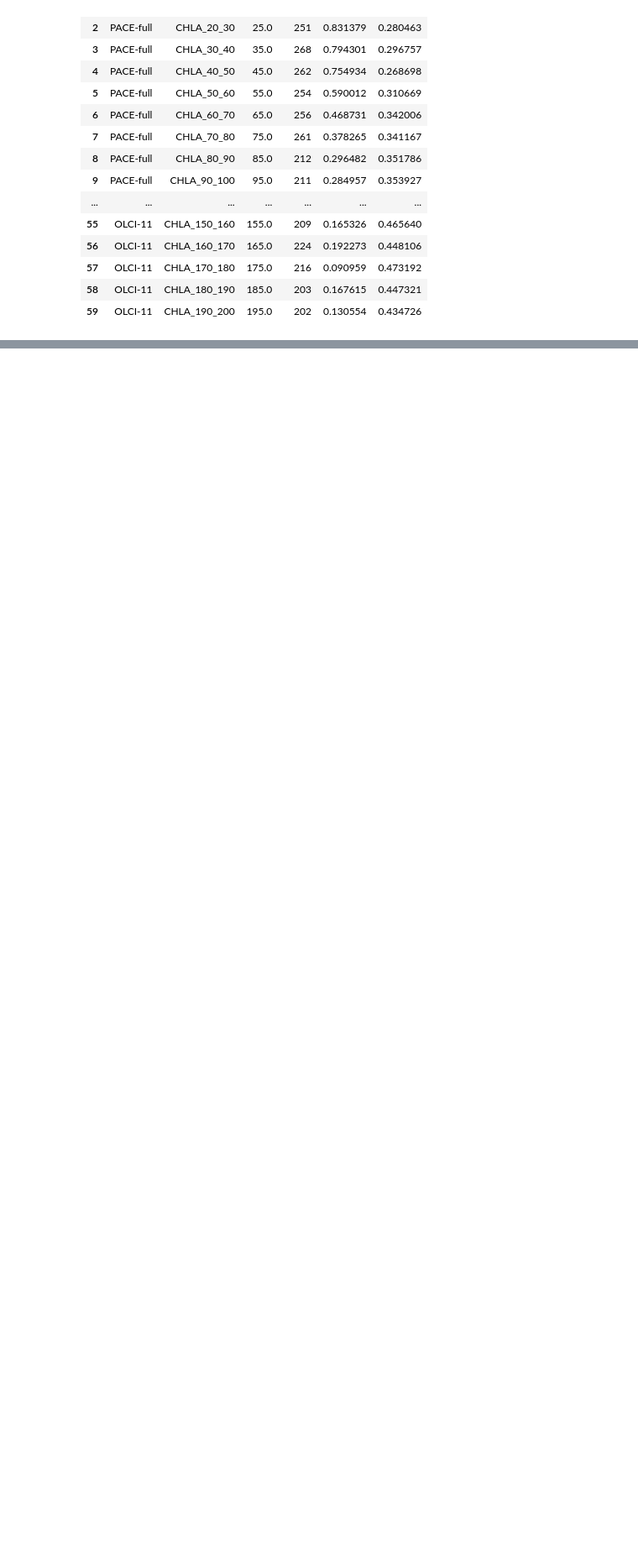
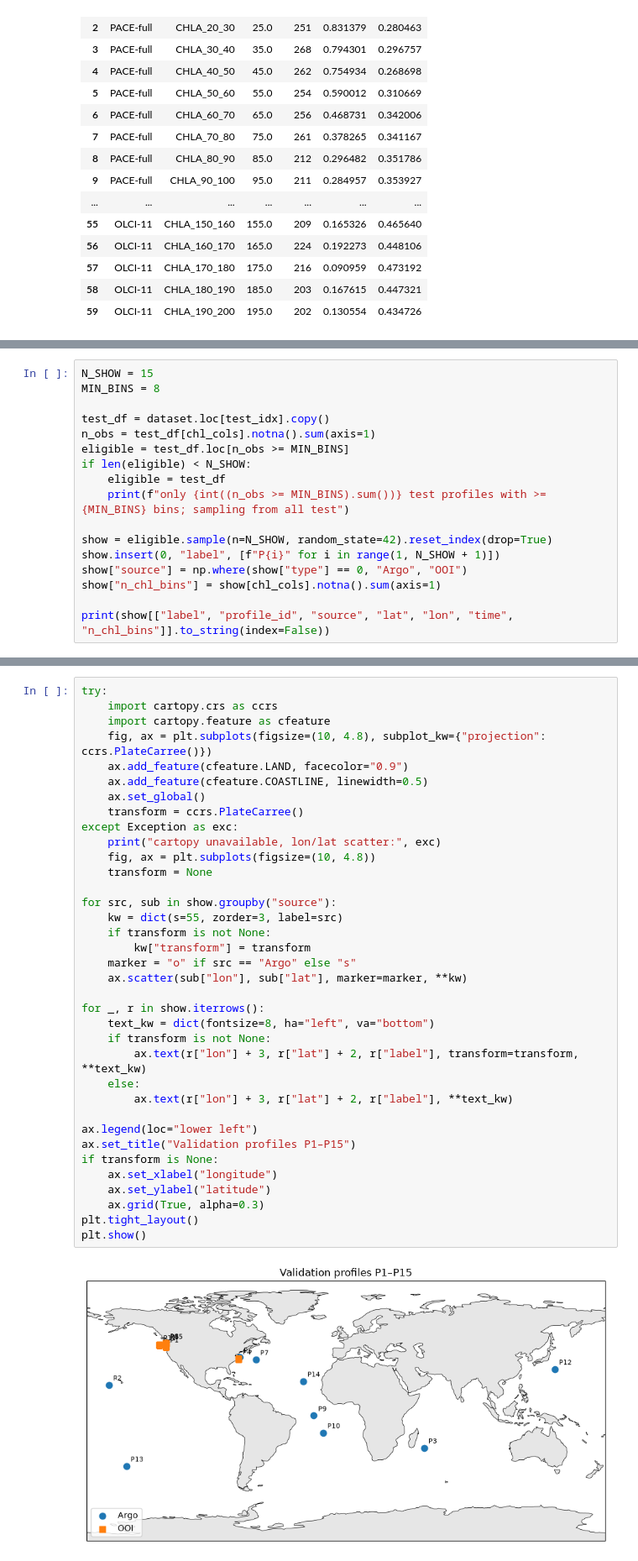
Before and after one commit to fish-pace/2026-go-bgc-hackweek, a Jupyter notebook: contributor_folders/nama/olci_l3_brt_compare.ipynb, the cells around one changed output, grey strips where cells are left out. Shown at 84% size. Drawn from its saved outputs; the diff is of its cells as text; blank space fills up the shorter version.

```diff
--- a/contributor_folders/nama/olci_l3_brt_compare.ipynb
+++ b/contributor_folders/nama/olci_l3_brt_compare.ipynb
@@ -320,0 +796,17 @@ wide
+# %%
+N_SHOW = 15
+MIN_BINS = 8
+
+test_df = dataset.loc[test_idx].copy()
+n_obs = test_df[chl_cols].notna().sum(axis=1)
+eligible = test_df.loc[n_obs >= MIN_BINS]
+if len(eligible) < N_SHOW:
+    eligible = test_df
+    print(f"only {int((n_obs >= MIN_BINS).sum())} test profiles with >={MIN_BINS} bins; sampling from all test")
+
+show = eligible.sample(n=N_SHOW, random_state=42).reset_index(drop=True)
+show.insert(0, "label", [f"P{i}" for i in range(1, N_SHOW + 1)])
+show["source"] = np.where(show["type"] == 0, "Argo", "OOI")
+show["n_chl_bins"] = show[chl_cols].notna().sum(axis=1)
+
+print(show[["label", "profile_id", "source", "lat", "lon", "time", "n_chl_bins"]].to_string(index=False))
@@ -320,0 +830,38 @@ wide
+# %%
+try:
+    import cartopy.crs as ccrs
+    import cartopy.feature as cfeature
+    fig, ax = plt.subplots(figsize=(10, 4.8), subplot_kw={"projection": ccrs.PlateCarree()})
+    ax.add_feature(cfeature.LAND, facecolor="0.9")
+    ax.add_feature(cfeature.COASTLINE, linewidth=0.5)
+    ax.set_global()
+    transform = ccrs.PlateCarree()
+except Exception as exc:
+    print("cartopy unavailable, lon/lat scatter:", exc)
+    fig, ax = plt.subplots(figsize=(10, 4.8))
+    transform = None
+
+for src, sub in show.groupby("source"):
+    kw = dict(s=55, zorder=3, label=src)
+    if transform is not None:
+        kw["transform"] = transform
+    marker = "o" if src == "Argo" else "s"
+    ax.scatter(sub["lon"], sub["lat"], marker=marker, **kw)
+
+for _, r in show.iterrows():
+    text_kw = dict(fontsize=8, ha="left", va="bottom")
+    if transform is not None:
+        ax.text(r["lon"] + 3, r["lat"] + 2, r["label"], transform=transform, **text_kw)
+    else:
+        ax.text(r["lon"] + 3, r["lat"] + 2, r["label"], **text_kw)
+
+ax.legend(loc="lower left")
+ax.set_title("Validation profiles P1–P15")
+if transform is None:
+    ax.set_xlabel("longitude")
+    ax.set_ylabel("latitude")
+    ax.grid(True, alpha=0.3)
+plt.tight_layout()
+plt.show()
+# %% [output]
+[figure, added]
```
Also changed, not shown: parts of 19 cells of this notebook.
